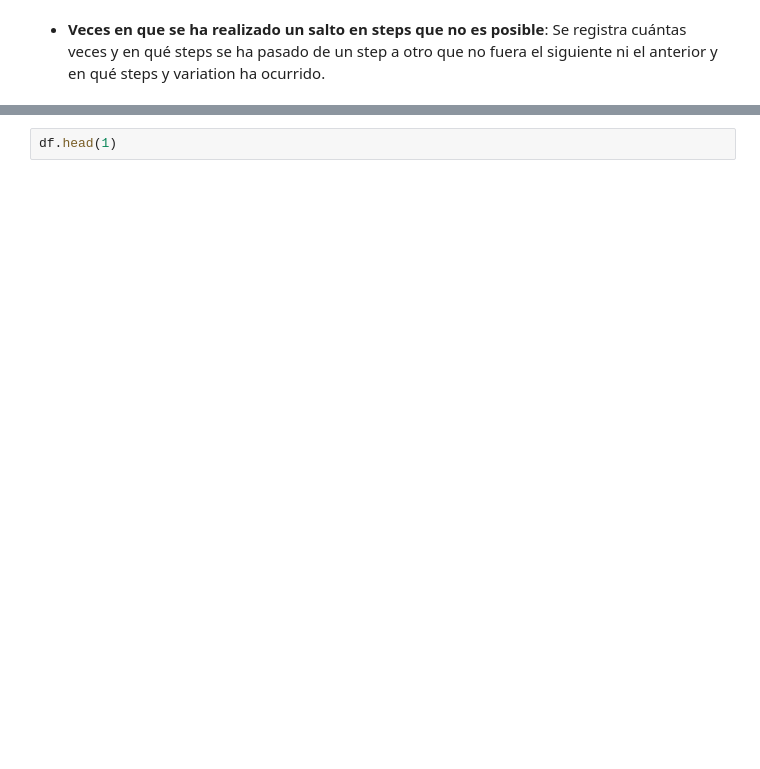
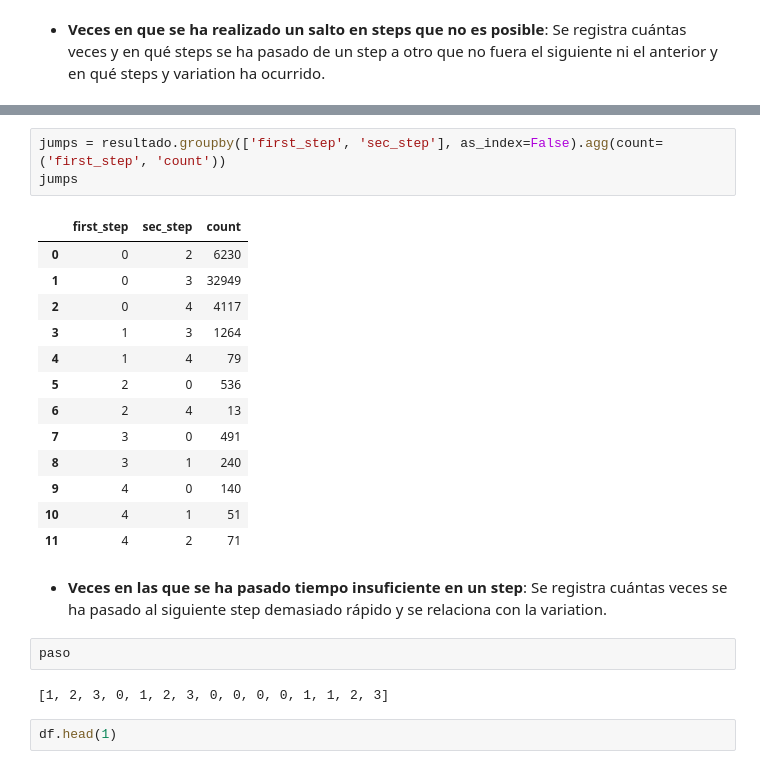
Before and after one commit to Greta-galeana/abtest_vanguard, a Jupyter notebook: main.ipynb, the cells around one changed output, grey strips where cells are left out. Saved outputs shown, nothing was run; the diff lists cells and outputs as text; blank space fills up the shorter version.

```diff
--- a/main.ipynb
+++ b/main.ipynb
@@ -525,3 +579,26 @@ df.head(1)
+# %%
+jumps = resultado.groupby(['first_step', 'sec_step'], as_index=False).agg(count=('first_step', 'count'))
+jumps
+# %% [output]
+|  | first_step | sec_step | count |
+| 0 | 0 | 2 | 6230 |
+| 1 | 0 | 3 | 32949 |
+| 2 | 0 | 4 | 4117 |
+| 3 | 1 | 3 | 1264 |
+| 4 | 1 | 4 | 79 |
+| 5 | 2 | 0 | 536 |
+| 6 | 2 | 4 | 13 |
+| 7 | 3 | 0 | 491 |
+| 8 | 3 | 1 | 240 |
+| 9 | 4 | 0 | 140 |
+| 10 | 4 | 1 | 51 |
+| 11 | 4 | 2 | 71 |
+# %% [markdown]
+- **Veces en las que se ha pasado tiempo insuficiente en un step**: Se registra cuántas veces se ha pasado al siguiente step demasiado rápido y se relaciona con la variation.
+# %%
+paso
+# %% [output]
+[1, 2, 3, 0, 1, 2, 3, 0, 0, 0, 0, 1, 1, 2, 3]
 # %%
 df.head(1)
 # %% [output]
```
Also changed, not shown: parts of 10 cells of this notebook.
